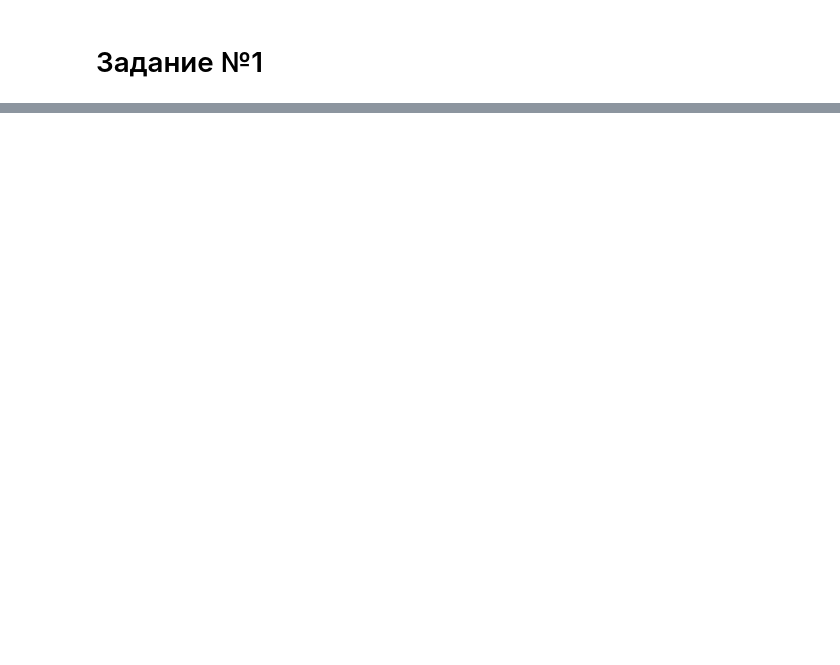
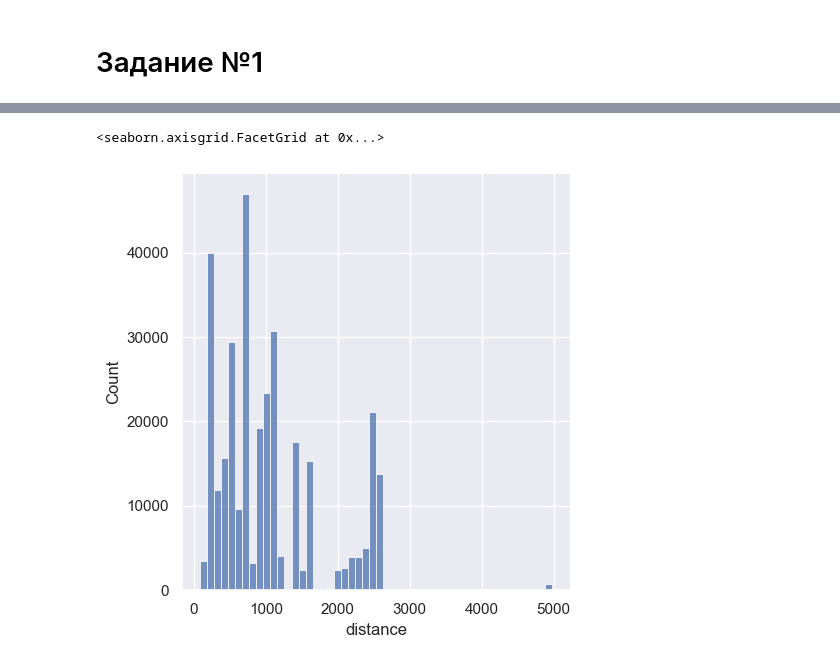
Before and after one commit to kam2210/mfk_2024, a Jupyter notebook: final_test_2024.ipynb, the cells around one changed output, grey strips where cells are left out. Drawn from its saved outputs; the diff is of its cells as text; code cells hidden in the pictures; blank space fills up the shorter version.

```diff
--- a/final_test_2024.ipynb
+++ b/final_test_2024.ipynb
@@ -3,0 +7,2 @@ import altair as alt
+# %%
+sns.set_theme(style="darkgrid")
@@ -120,0 +118,5 @@ carr_pos_delay_dist_chart + carr_pos_delay_dist_chart_marks
+# %%
+sns.displot(df, x='distance', bins=50)
+# %% [output]
+<seaborn.axisgrid.FacetGrid at 0x...>
+[figure, added]
```
Also changed, not shown: parts of 88 cells of this notebook.
